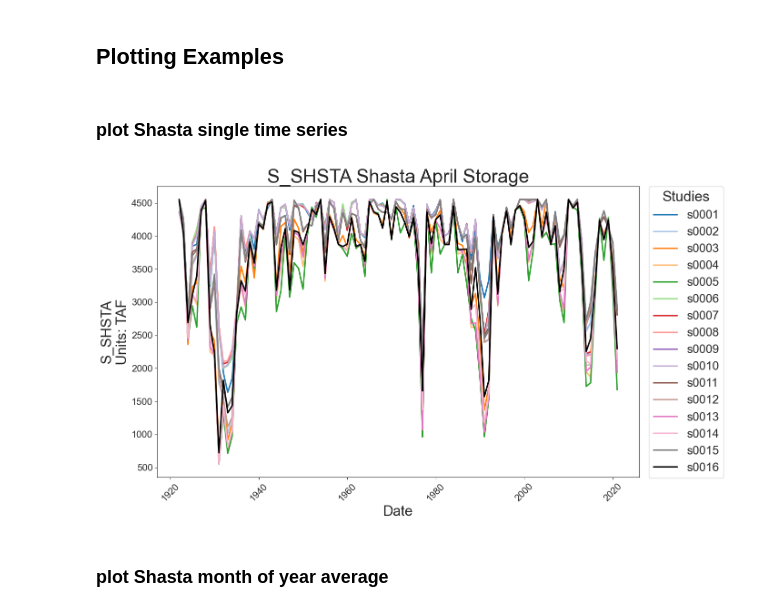
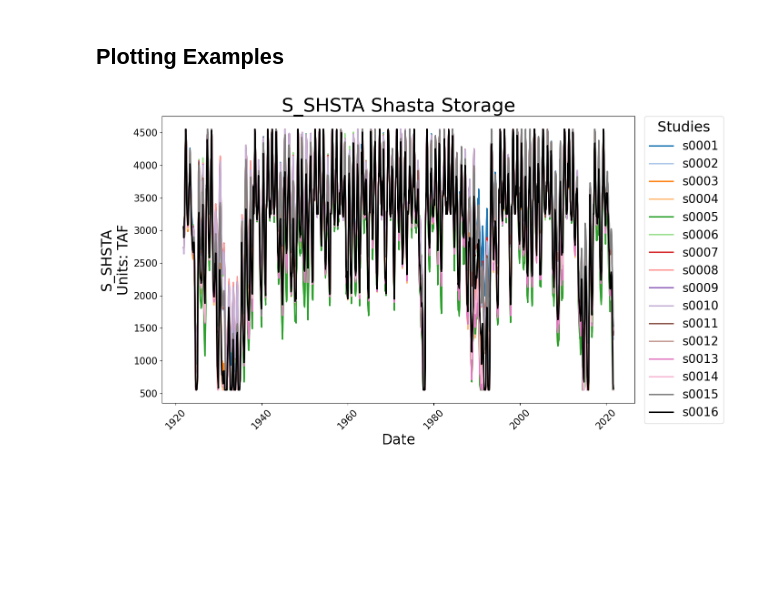
Before and after one commit to maramahmedd/coeqwal, a Jupyter notebook: notebooks/Metrics020525.ipynb, the cells around one changed output. Saved outputs shown, nothing was run; the diff lists cells and outputs as text; code cells hidden in the pictures; blank space fills up the shorter version.

Commit message:
update plotting functionality to James' format, get rid of CsPlots dependancy, fix CALCULATED variable conversion to TAF

```diff
--- a/notebooks/Metrics020525.ipynb
+++ b/notebooks/Metrics020525.ipynb
@@ -339,4 +79,2 @@ exceedance_df.to_csv(metrics_path + "/ExceedanceProbabilities_" + date_time_str
 # %% [markdown]
 ## Plotting Examples
-# %% [markdown]
-### plot Shasta single time series
@@ -343,6 +122,27 @@ exceedance_df.to_csv(metrics_path + "/ExceedanceProbabilities_" + date_time_str
+# %%
+shasta_taf_df = create_subset_unit(df, "S_SHSTA_", "TAF")
+
+scenario_styles_baseline_tucp = {
+    2: {'color':'black','linestyle':'-', 'label':'s0002 Baseline'},
+    11:{'color':'red','linestyle':'--', 'label':'s0011 TUCP'}
+}
+
+scenario_styles_three = {
+    2:  {'color':'black','linestyle':'-',  'label':'s0002 Baseline'},
+    11: {'color':'red','linestyle':'--',   'label':'s0011 TUCP'},
+    12: {'color':'green','linestyle':':',  'label':'s0012 SGMA'}
+}
+
+shasta_taf_df_wy = add_water_year_column(shasta_taf_df)
+shasta_drought_df = shasta_taf_df_wy.loc[shasta_taf_df_wy['WaterYear'].isin(drought_wys)].drop(columns='WaterYear')
 # %%
-pu.plot_ts(shasta_ann_apr_storage, pTitle = 'Shasta April Storage', xLab = 'Date', lTitle = 'Studies', fTitle = 'shasta_apr_storage', pSave = True, fPath = plots_path)
+pu.plot_ts(
+    shasta_taf_df,
+    pTitle="Shasta Storage",
+    xLab="Date",
+    pSave=True,
+    fPath=plots_path,
+    fTitle="shasta_storage"
+)
 # %% [output]
-[figure, old version]
+[figure, new version]
-# %% [markdown]
-### plot Shasta month of year average
```
Also changed, not shown: parts of 35 cells of this notebook, 2 other files.
